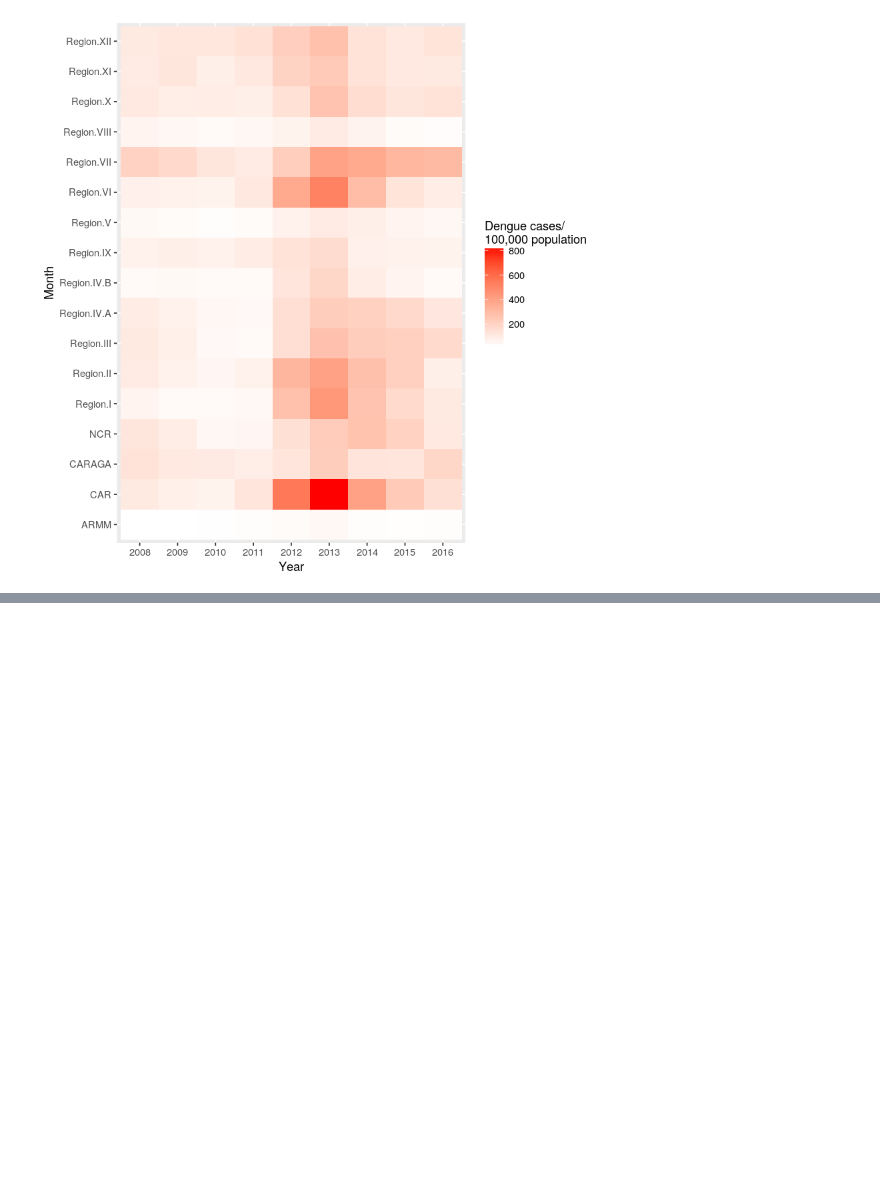
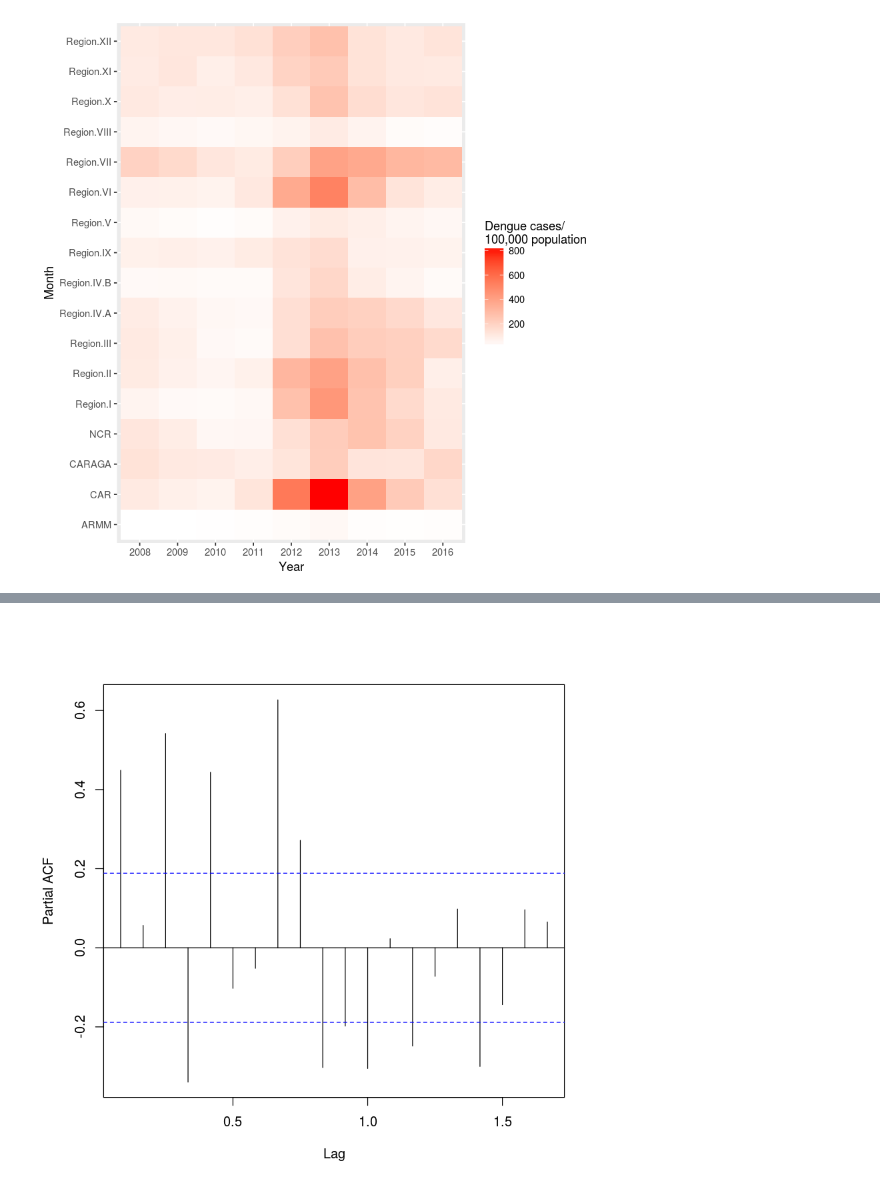
Before and after one commit to Janani2002/dengue_timeseries, a Jupyter notebook: Time Series Analysis for Dengue.ipynb, the cells around one changed output, grey strips where cells are left out. Saved outputs shown, nothing was run; the diff lists cells and outputs as text; code cells hidden in the pictures; blank space fills up the shorter version.

```diff
--- a/Time Series Analysis for Dengue.ipynb
+++ b/Time Series Analysis for Dengue.ipynb
@@ -133,0 +142,4 @@ plot(stl(total_cases_ts, s.window = "periodic"))
+# %%
+pacf(total_cases_ts, main = "")
+# %% [output]
+[figure, added]
```
Also changed, not shown: parts of 13 cells of this notebook, 1 other file.
